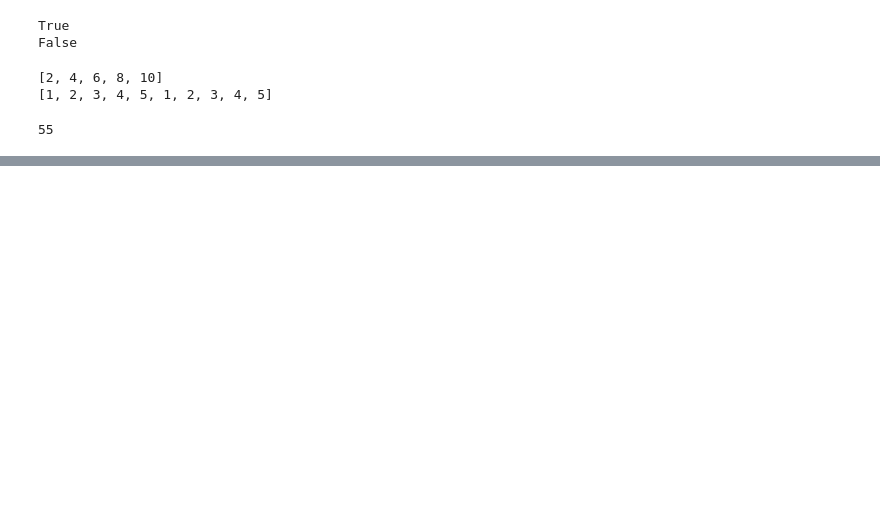
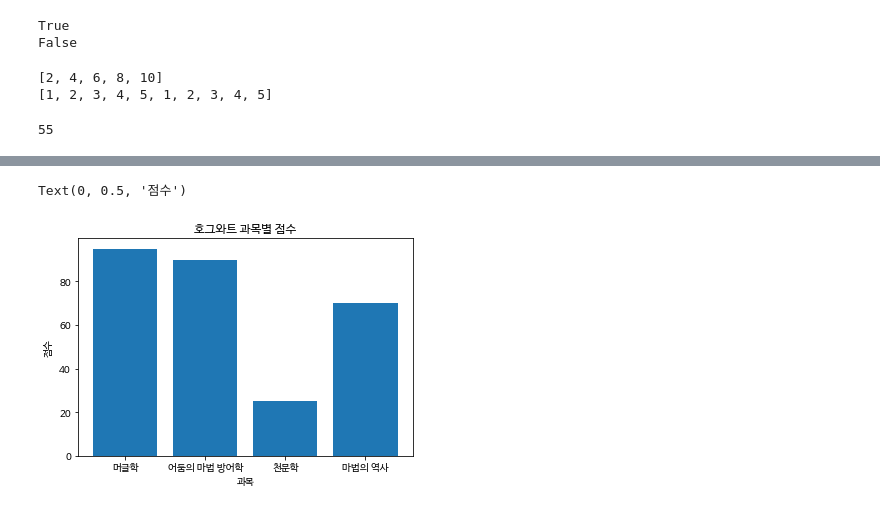
Before and after one commit to 4myLab/codestates, a Jupyter notebook: test.ipynb, the cells around one changed output, grey strips where cells are left out. Drawn from its saved outputs; the diff is of its cells as text; code cells hidden in the pictures; blank space fills up the shorter version.

```diff
--- a/test.ipynb
+++ b/test.ipynb
@@ -31,0 +53,18 @@ one_to_sum(10)
+# %%
+import matplotlib as mpl
+import matplotlib.pyplot as plt
+import pandas as pd
+import warnings
+
+plt.rc("font", family='NanumBarunGothic')
+warnings.filterwarnings("ignore")
+%matplotlib inline
+%config inlineBackend.figure_format='retina'
+# %%
+hogwart_df=pd.DataFrame({
+    "과목":['머글학', '어둠의 마법 방어학', '천문학', "마법의 역사"],
+    "점수":[95,90,25,70]
+})
+
+print(hogwart_df.shape)
+hogwart_df.head()
@@ -31,0 +78,8 @@ one_to_sum(10)
+# %%
+plt.bar(hogwart_df['과목'],hogwart_df['점수'],)
+plt.title("호그와트 과목별 점수")
+plt.xlabel("과목")
+plt.ylabel("점수")
+# %% [output]
+Text(0, 0.5, '점수')
+[figure, added]
```
Also changed, not shown: parts of 5 cells of this notebook.
